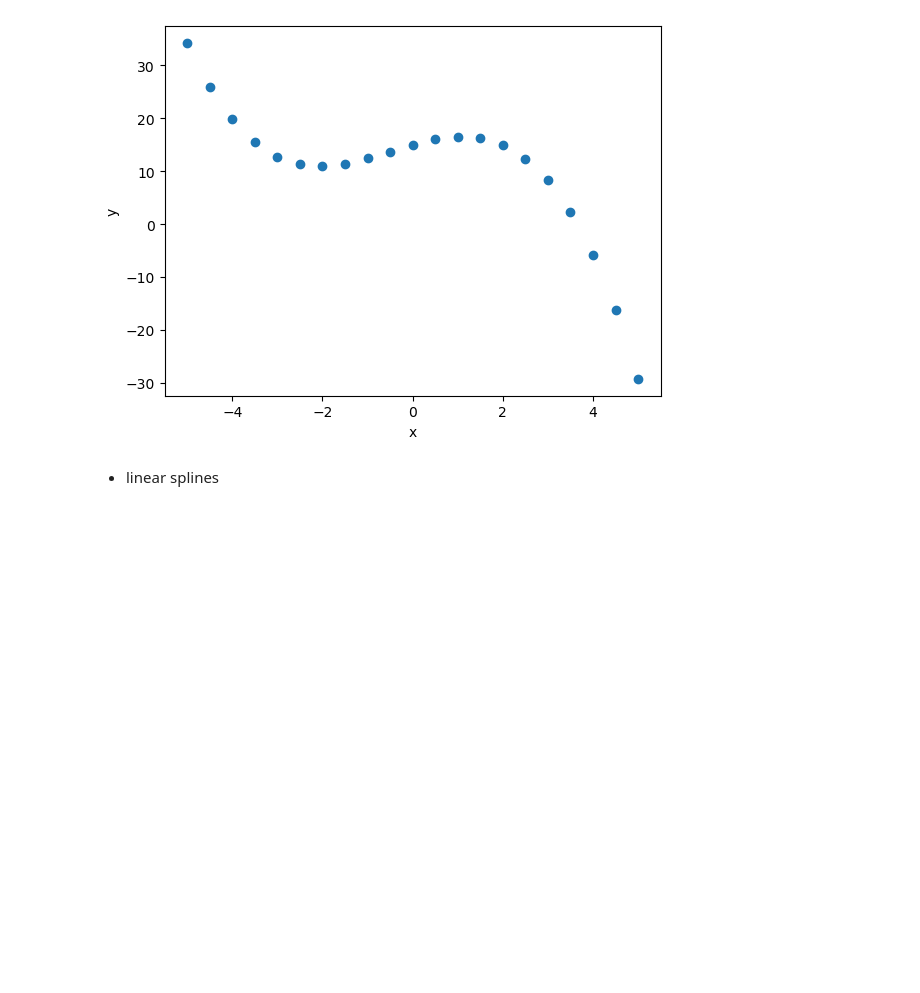
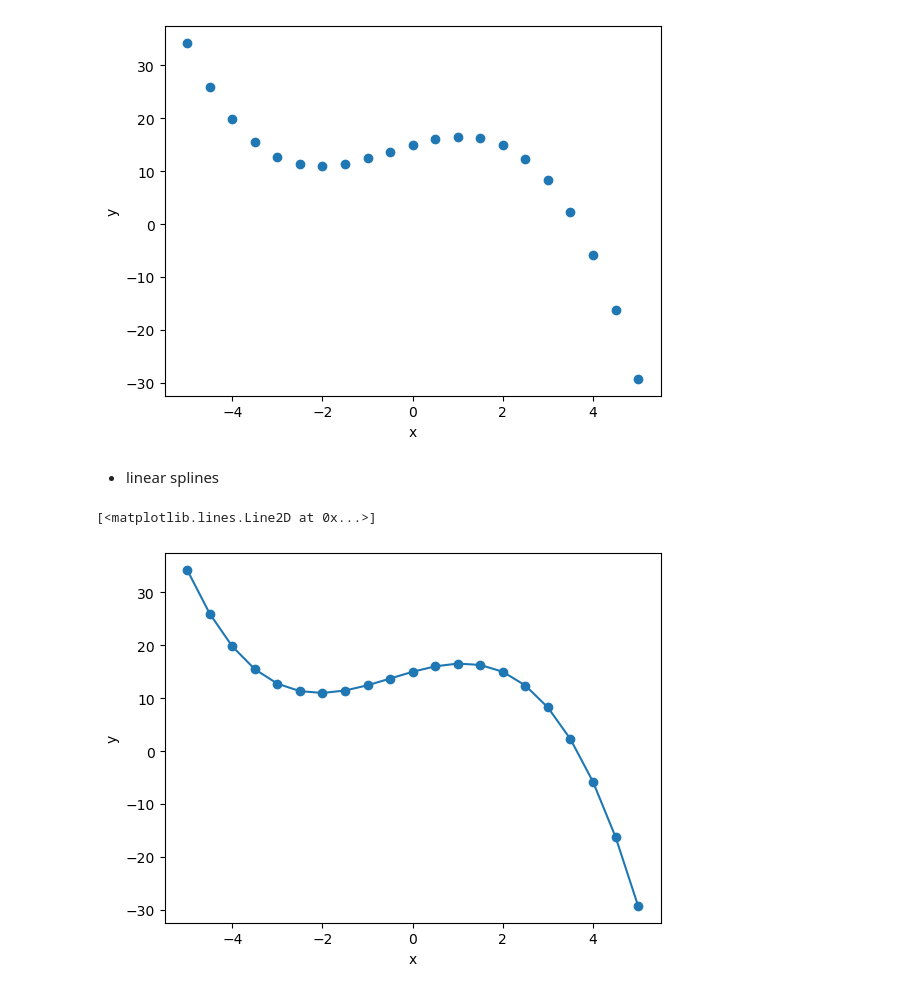
Before and after one commit to A-Hashemiann/Computational-Science, a Jupyter notebook: Computational-Physics/Taylor_Series.ipynb, the cells around one changed output. Drawn from its saved outputs; the diff is of its cells as text; code cells hidden in the pictures; blank space fills up the shorter version.

```diff
--- a/Computational-Physics/Taylor_Series.ipynb
+++ b/Computational-Physics/Taylor_Series.ipynb
@@ -241,3 +241,13 @@ plt.scatter(data0[0], data0[1])
 from scipy import interpolate
 # %% [markdown]
 - linear splines
+# %%
+splineLinear0 = interpolate.interp1d(data0[0], data0[1], kind = 'linear')
+
+plt.xlabel('x')
+plt.ylabel('y')
+plt.scatter(data0[0], data0[1])
+plt.plot(data0[0], splineLinear0(data0[0]))
+# %% [output]
+[<matplotlib.lines.Line2D at 0x...>]
+[figure, added]
```
Also changed, not shown: parts of 5 cells of this notebook.
